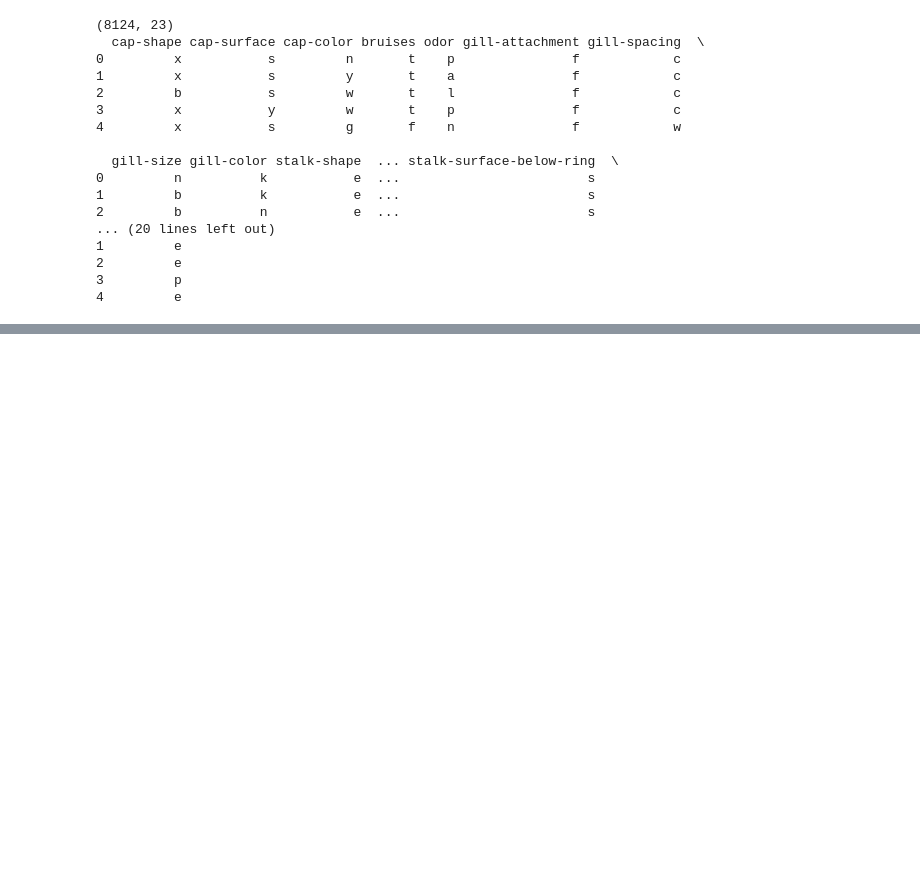
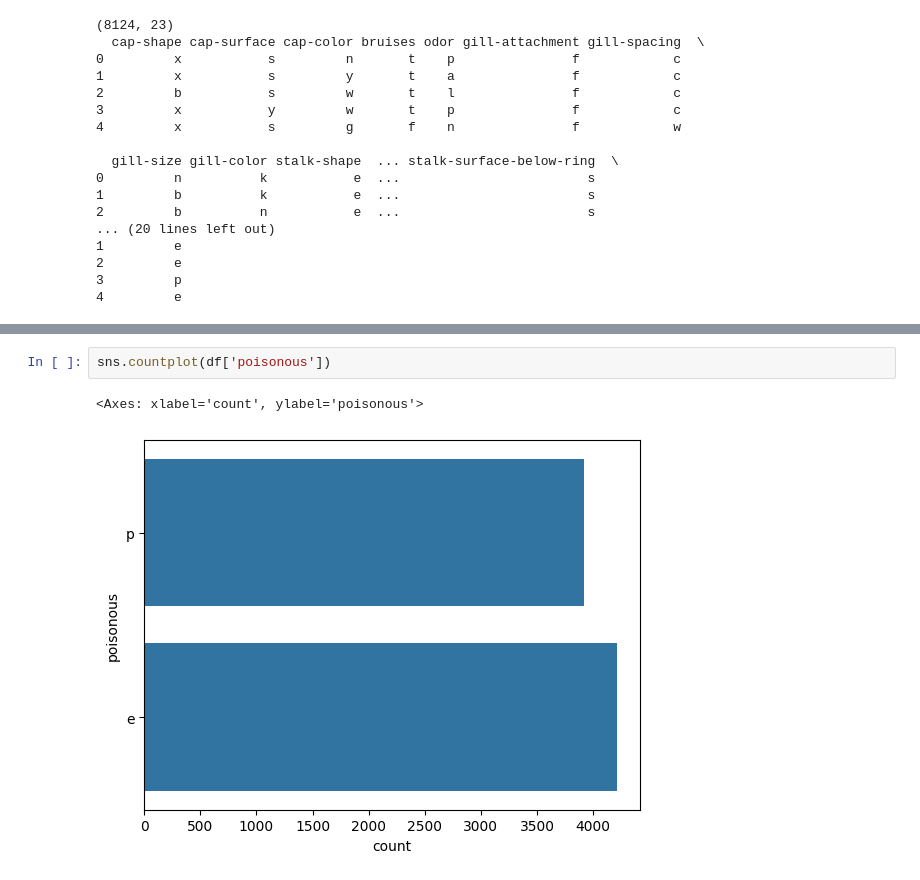
Before and after one commit to RainberryFahim/478lab1, a Jupyter notebook: MLlab1.ipynb, the cells around one changed output, grey strips where cells are left out. Drawn from its saved outputs; the diff is of its cells as text; blank space fills up the shorter version.

```diff
--- a/MLlab1.ipynb
+++ b/MLlab1.ipynb
@@ -93,0 +115,5 @@ print(y.head())
+# %%
+sns.countplot(df['poisonous'])
+# %% [output]
+<Axes: xlabel='count', ylabel='poisonous'>
+[figure, added]
```
Also changed, not shown: parts of 19 cells of this notebook.
